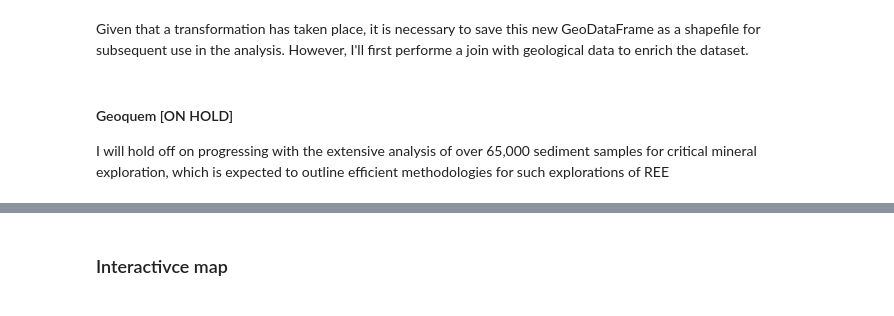
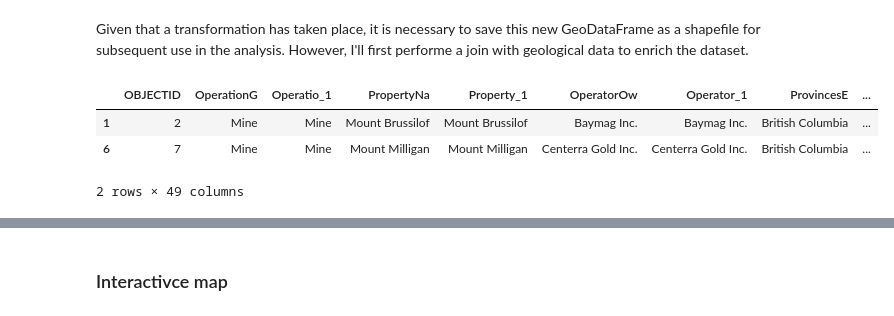
Before and after one commit to cvillarragamo/Tech_Treasures_Challenge, a Jupyter notebook: 1_Data_Collection_Cleaning.ipynb, the cells around one changed output, grey strips where cells are left out. Drawn from its saved outputs; the diff is of its cells as text; code cells hidden in the pictures.

```diff
--- a/1_Data_Collection_Cleaning.ipynb
+++ b/1_Data_Collection_Cleaning.ipynb
@@ -65,7 +63,7 @@ target_province.plot()
 #### Geology and Geochronology
 The datasets used in this section are specifically tailored for British Columbia. Thus, they require only a verification of the Coordinate Reference System (CRS) to ensure they align correctly with our analysis parameters. Once this check is completed, the datasets will be ready for immediate use in our explorations.
 # %%
-# bc= read_shapefile('datasets\shp\originals\BC_bedrock_ll83.shp')
-# bc=check_transform_crs(bc)
+bc= read_shapefile('datasets\shp\originals\BC_bedrock_ll83.shp')
+bc=check_transform_crs(bc)
 bc.head(1).iloc[:,10:20]
 # %% [output]
@@ -110,8 +112,11 @@ Given that a transformation has taken place, it is necessary to save this new Ge
 # %%
 bc_rocks=bc.dissolve(by='rock_class')
 bc_rocks.reset_index(inplace=True)
 #Intersect CM points with BC polygons
 bc_cm=gdp.sjoin(CM,bc_rocks, how='inner', op='within')
+bc_cm.head(2)
+# %% [output]
+|  | OBJECTID | OperationG | Operatio_1 | PropertyNa | Property_1 | OperatorOw | Operator_1 | ProvincesE | ... |
+| 1 | 2 | Mine | Mine | Mount Brussilof | Mount Brussilof | Baymag Inc. | Baymag Inc. | British Columbia | ... |
+| 6 | 7 | Mine | Mine | Mount Milligan | Mount Milligan | Centerra Gold Inc. | Centerra Gold Inc. | British Columbia | ... |
+2 rows × 49 columns
-# %% [markdown]
-#### Geoquem [ON HOLD]
-I will hold off on progressing with the extensive analysis of over 65,000 sediment samples for critical mineral exploration, which is expected to outline efficient methodologies for such explorations of REE
```
Also changed, not shown: parts of 35 cells of this notebook, 1 other file.
